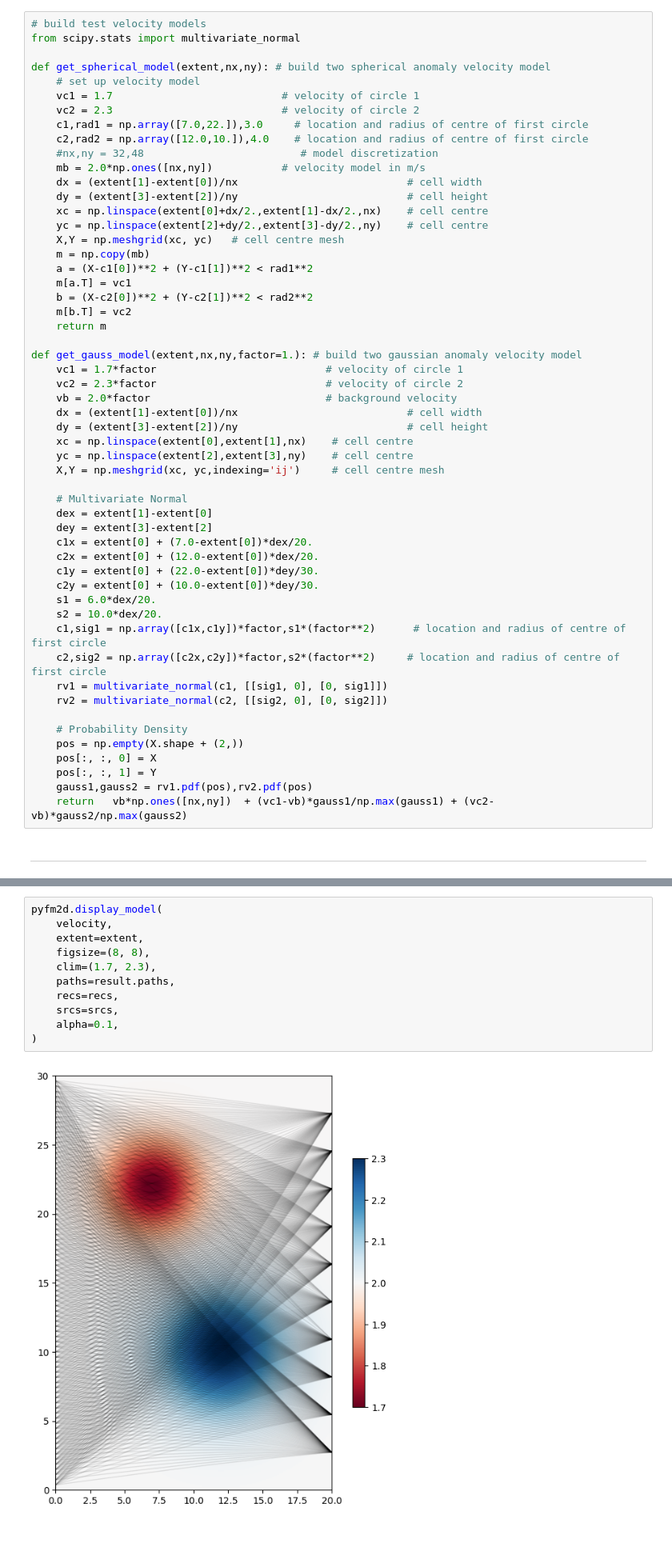
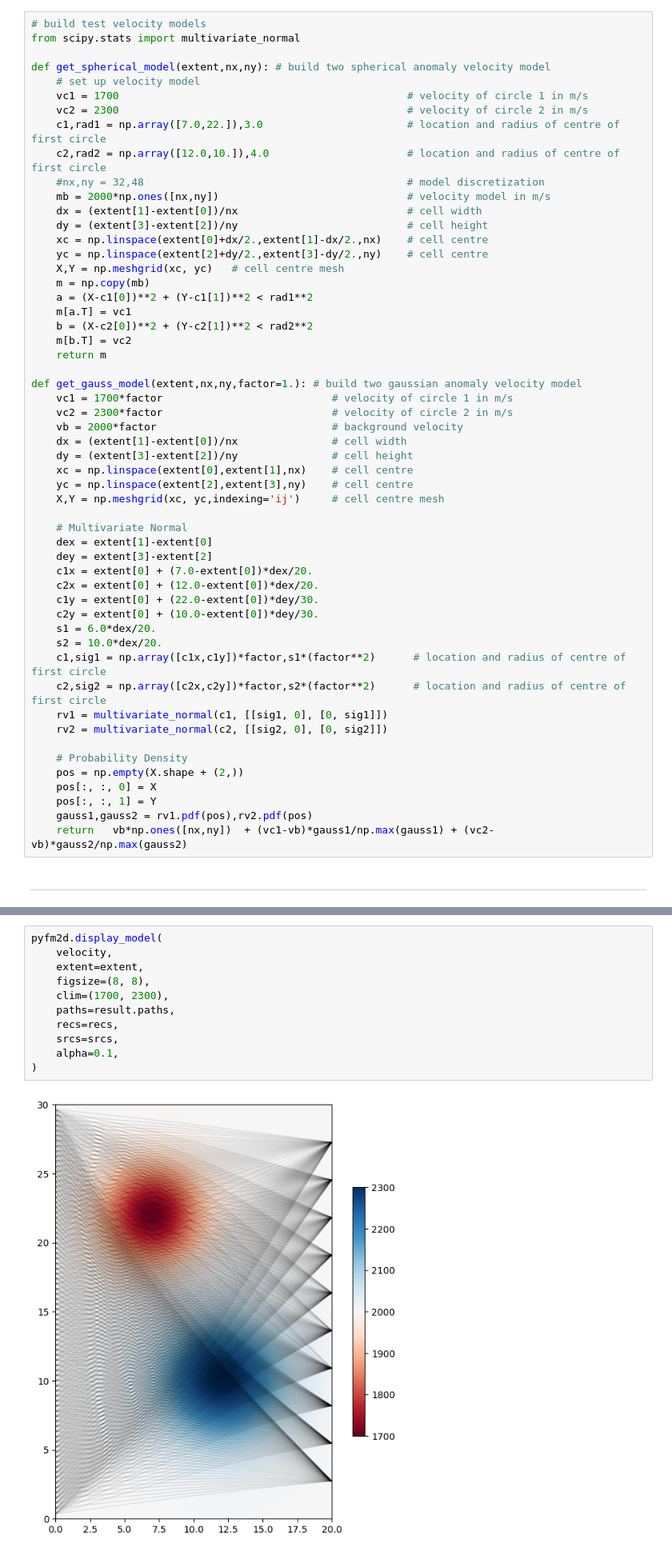
Before and after one commit to inlab-geo/pyfm2d, a Jupyter notebook: examples/FMM_demo_borehole_parallel.ipynb, the cells around one changed output, grey strips where cells are left out. Shown at 80% size. Cells and saved outputs as stored; diff of their text form.

```diff
--- a/examples/FMM_demo_borehole_parallel.ipynb
+++ b/examples/FMM_demo_borehole_parallel.ipynb
@@ -23,12 +23,12 @@ from scipy.stats import multivariate_normal
 
 def get_spherical_model(extent,nx,ny): # build two spherical anomaly velocity model
     # set up velocity model
-    vc1 = 1.7                           # velocity of circle 1
-    vc2 = 2.3                           # velocity of circle 2
-    c1,rad1 = np.array([7.0,22.]),3.0     # location and radius of centre of first circle
-    c2,rad2 = np.array([12.0,10.]),4.0    # location and radius of centre of first circle
-    #nx,ny = 32,48                         # model discretization
-    mb = 2.0*np.ones([nx,ny])           # velocity model in m/s
+    vc1 = 1700                                              # velocity of circle 1 in m/s
+    vc2 = 2300                                              # velocity of circle 2 in m/s
+    c1,rad1 = np.array([7.0,22.]),3.0                       # location and radius of centre of first circle
+    c2,rad2 = np.array([12.0,10.]),4.0                      # location and radius of centre of first circle
+    #nx,ny = 32,48                                          # model discretization
+    mb = 2000*np.ones([nx,ny])                              # velocity model in m/s
     dx = (extent[1]-extent[0])/nx                           # cell width
     dy = (extent[3]-extent[2])/ny                           # cell height
     xc = np.linspace(extent[0]+dx/2.,extent[1]-dx/2.,nx)    # cell centre
@@ -42,11 +42,11 @@ def get_spherical_model(extent,nx,ny): # build two spherical anomaly velocity mo
     return m
 
 def get_gauss_model(extent,nx,ny,factor=1.): # build two gaussian anomaly velocity model
-    vc1 = 1.7*factor                           # velocity of circle 1
-    vc2 = 2.3*factor                           # velocity of circle 2
-    vb = 2.0*factor                            # background velocity
-    dx = (extent[1]-extent[0])/nx                           # cell width
-    dy = (extent[3]-extent[2])/ny                           # cell height
+    vc1 = 1700*factor                           # velocity of circle 1 in m/s
+    vc2 = 2300*factor                           # velocity of circle 2 in m/s
+    vb = 2000*factor                            # background velocity
+    dx = (extent[1]-extent[0])/nx               # cell width
+    dy = (extent[3]-extent[2])/ny               # cell height
     xc = np.linspace(extent[0],extent[1],nx)    # cell centre
     yc = np.linspace(extent[2],extent[3],ny)    # cell centre
     X,Y = np.meshgrid(xc, yc,indexing='ij')     # cell centre mesh
@@ -61,7 +61,7 @@ def get_gauss_model(extent,nx,ny,factor=1.): # build two gaussian anomaly veloci
     s1 = 6.0*dex/20.
     s2 = 10.0*dex/20.
     c1,sig1 = np.array([c1x,c1y])*factor,s1*(factor**2)      # location and radius of centre of first circle
-    c2,sig2 = np.array([c2x,c2y])*factor,s2*(factor**2)     # location and radius of centre of first circle
+    c2,sig2 = np.array([c2x,c2y])*factor,s2*(factor**2)      # location and radius of centre of first circle
     rv1 = multivariate_normal(c1, [[sig1, 0], [0, sig1]])
     rv2 = multivariate_normal(c2, [[sig2, 0], [0, sig2]])
 
@@ -130,16 +130,16 @@ wall time: 0.9935741424560547
 # %%
 pyfm2d.display_model(
     velocity,
     extent=extent,
     figsize=(8, 8),
-    clim=(1.7, 2.3),
+    clim=(1700, 2300),
     paths=result.paths,
     recs=recs,
     srcs=srcs,
     alpha=0.1,
 )
 # %% [output]
-[figure, old version]
+[figure, new version]
 # %%
 serial_times = []
 parallel_times = []
```
Also changed, not shown: parts of 5 cells of this notebook, 4 other files.
